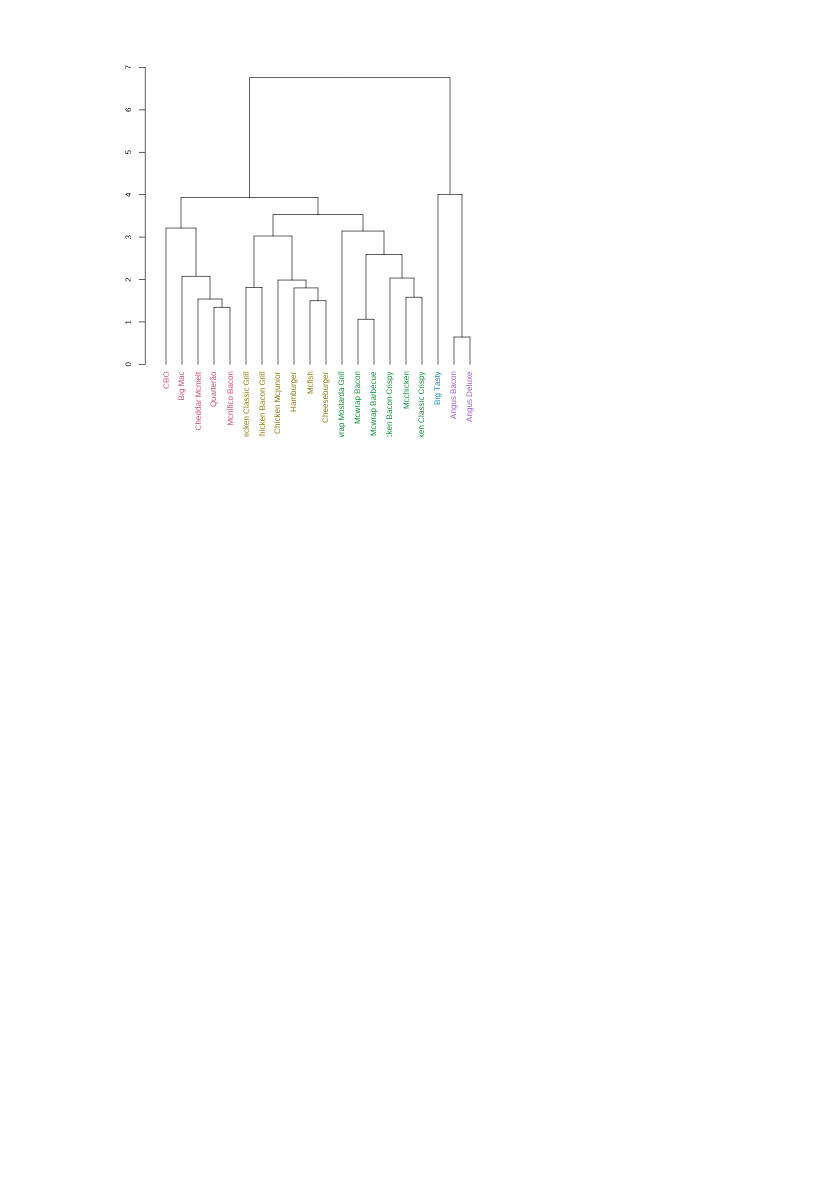
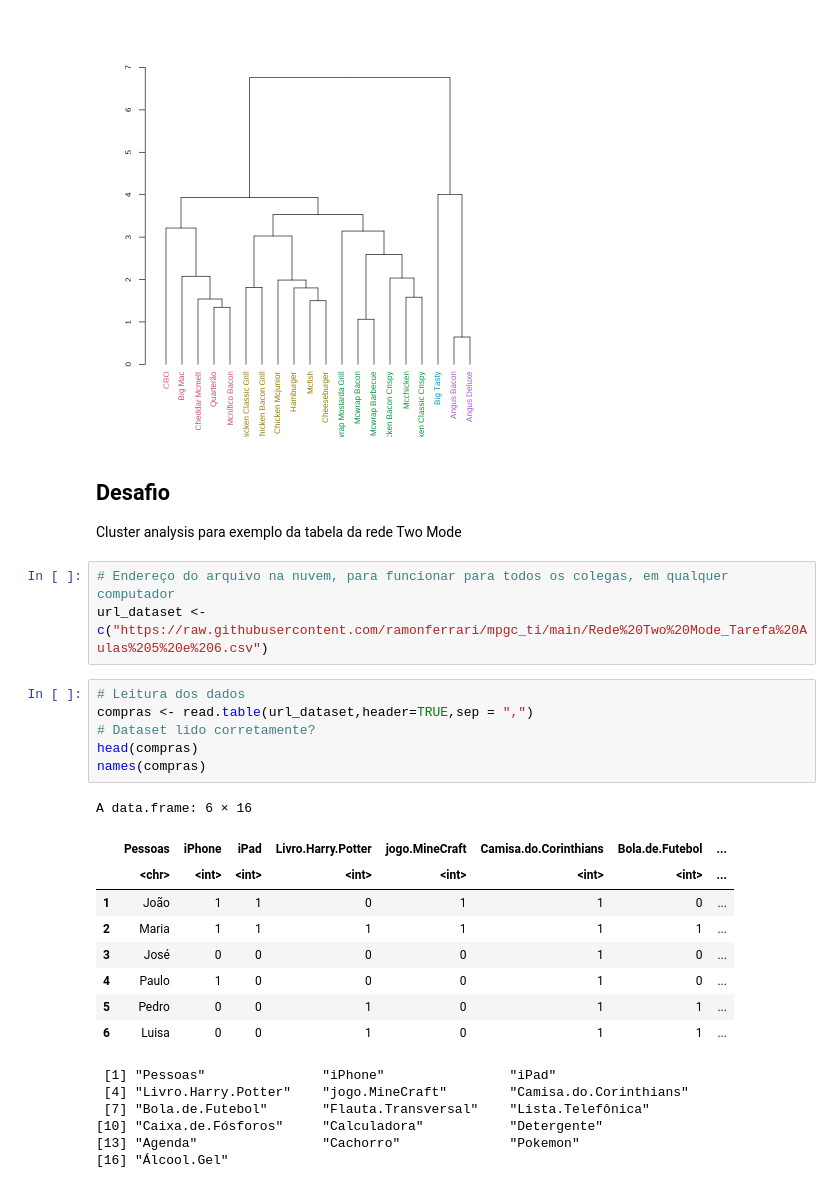
Before and after one commit to ramonferrari/mpgc_ti, a Jupyter notebook: BDADS_2S2023_Tarefa_Aulas_5_e_6_cluster.ipynb, the cells around one changed output. Drawn from its saved outputs; the diff is of its cells as text; blank space fills up the shorter version.

```diff
--- a/BDADS_2S2023_Tarefa_Aulas_5_e_6_cluster.ipynb
+++ b/BDADS_2S2023_Tarefa_Aulas_5_e_6_cluster.ipynb
@@ -166,3 +163,31 @@ dend
 plot(dend)
 # %% [output]
 [figure]
+# %% [markdown]
+## Desafio
+Cluster analysis para exemplo da tabela da rede Two Mode
+# %%
+# Endereço do arquivo na nuvem, para funcionar para todos os colegas, em qualquer computador
+url_dataset <- c("https://raw.githubusercontent.com/ramonferrari/mpgc_ti/main/Rede%20Two%20Mode_Tarefa%20Aulas%205%20e%206.csv")
+# %%
+# Leitura dos dados
+compras <- read.table(url_dataset,header=TRUE,sep = ",")
+# Dataset lido corretamente?
+head(compras)
+names(compras)
+# %% [output]
+A data.frame: 6 × 16
+|  | Pessoas | iPhone | iPad | Livro.Harry.Potter | jogo.MineCraft | Camisa.do.Corinthians | Bola.de.Futebol | ... |
+|  | <chr> | <int> | <int> | <int> | <int> | <int> | <int> | ... |
+| 1 | João | 1 | 1 | 0 | 1 | 1 | 0 | ... |
+| 2 | Maria | 1 | 1 | 1 | 1 | 1 | 1 | ... |
+| 3 | José | 0 | 0 | 0 | 0 | 1 | 0 | ... |
+| 4 | Paulo | 1 | 0 | 0 | 0 | 1 | 0 | ... |
+| 5 | Pedro | 0 | 0 | 1 | 0 | 1 | 1 | ... |
+| 6 | Luisa | 0 | 0 | 1 | 0 | 1 | 1 | ... |
+ [1] "Pessoas"               "iPhone"                "iPad"
+ [4] "Livro.Harry.Potter"    "jogo.MineCraft"        "Camisa.do.Corinthians"
+ [7] "Bola.de.Futebol"       "Flauta.Transversal"    "Lista.Telefônica"
+[10] "Caixa.de.Fósforos"     "Calculadora"           "Detergente"
+[13] "Agenda"                "Cachorro"              "Pokemon"
+[16] "Álcool.Gel"
```
Also changed, not shown: parts of 6 cells of this notebook.
